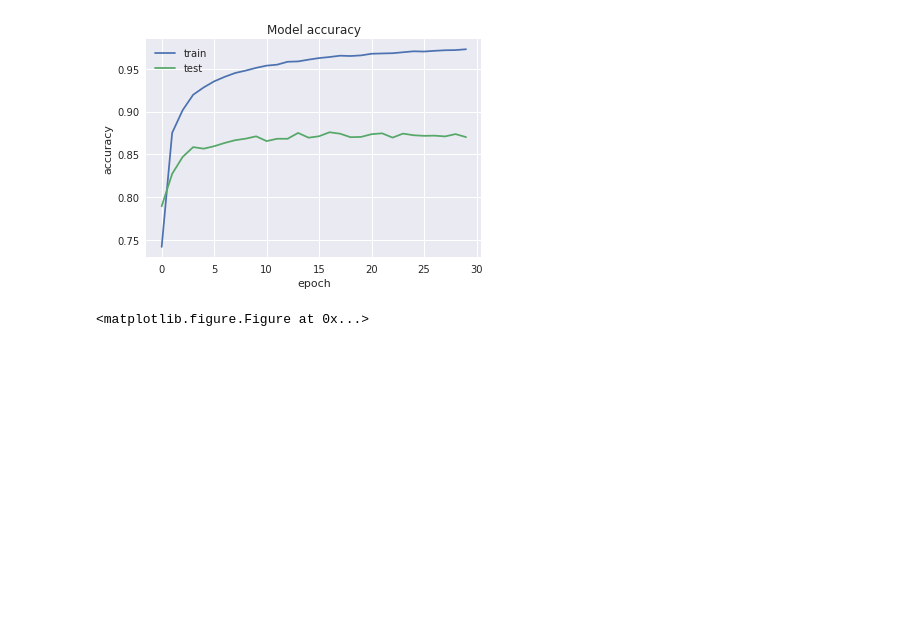
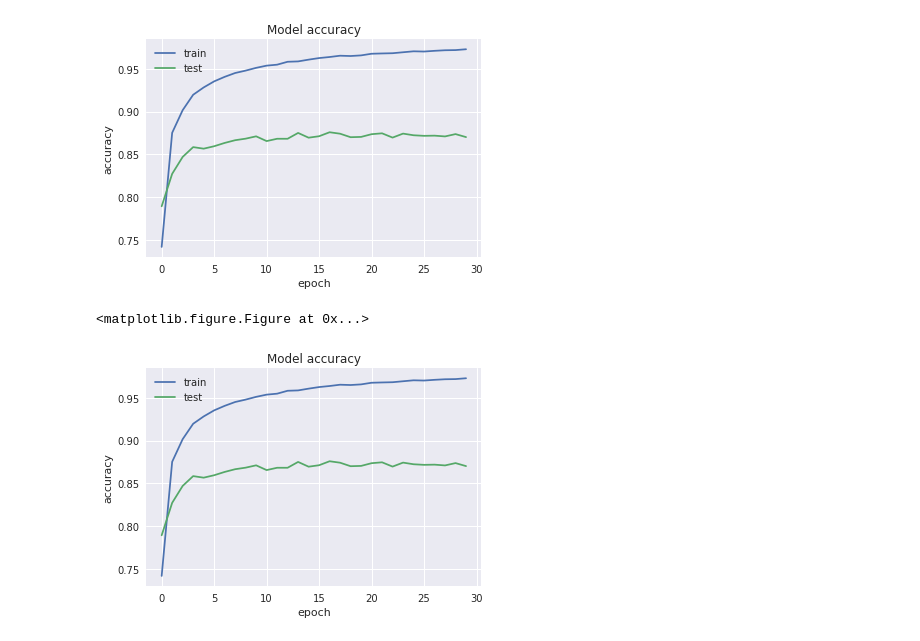
Before and after one commit to vfaramond/landmarks-recognition, a Jupyter notebook: notebooks/Bottleneck features.ipynb, the cells around one changed output. Cells and saved outputs as stored; diff of their text form; code cells hidden in the pictures; blank space fills up the shorter version.

Commit message:
Add image

```diff
--- a/notebooks/Bottleneck features.ipynb
+++ b/notebooks/Bottleneck features.ipynb
@@ -116,3 +116,15 @@ plt.savefig('bottlenech)features.eps', format='eps', dpi=1000)
 # %% [output]
 [figure]
 <matplotlib.figure.Figure at 0x...>
+# %%
+fig, ax = plt.subplots()
+plt.plot(history.history['acc'])
+plt.plot(history.history['val_acc'])
+plt.title('Model accuracy')
+plt.ylabel('accuracy')
+plt.xlabel('epoch')
+plt.legend(['train', 'test'], loc='upper left')
+plt.show()
+fig.savefig('bottleneck_features.svg', format='svg', dpi=1200)
+# %% [output]
+[figure, added]
```
Also changed, not shown: parts of 2 cells of this notebook, 1 other file.
